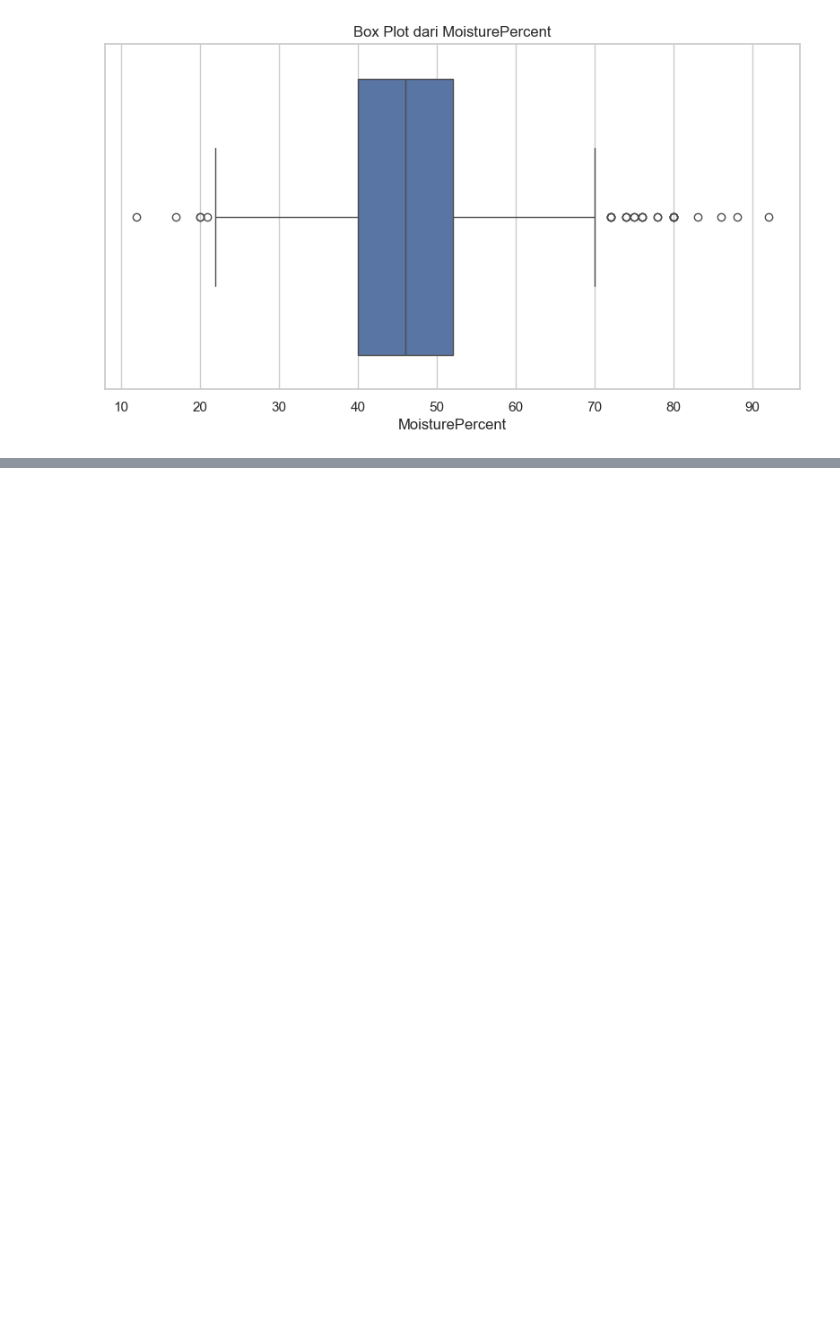
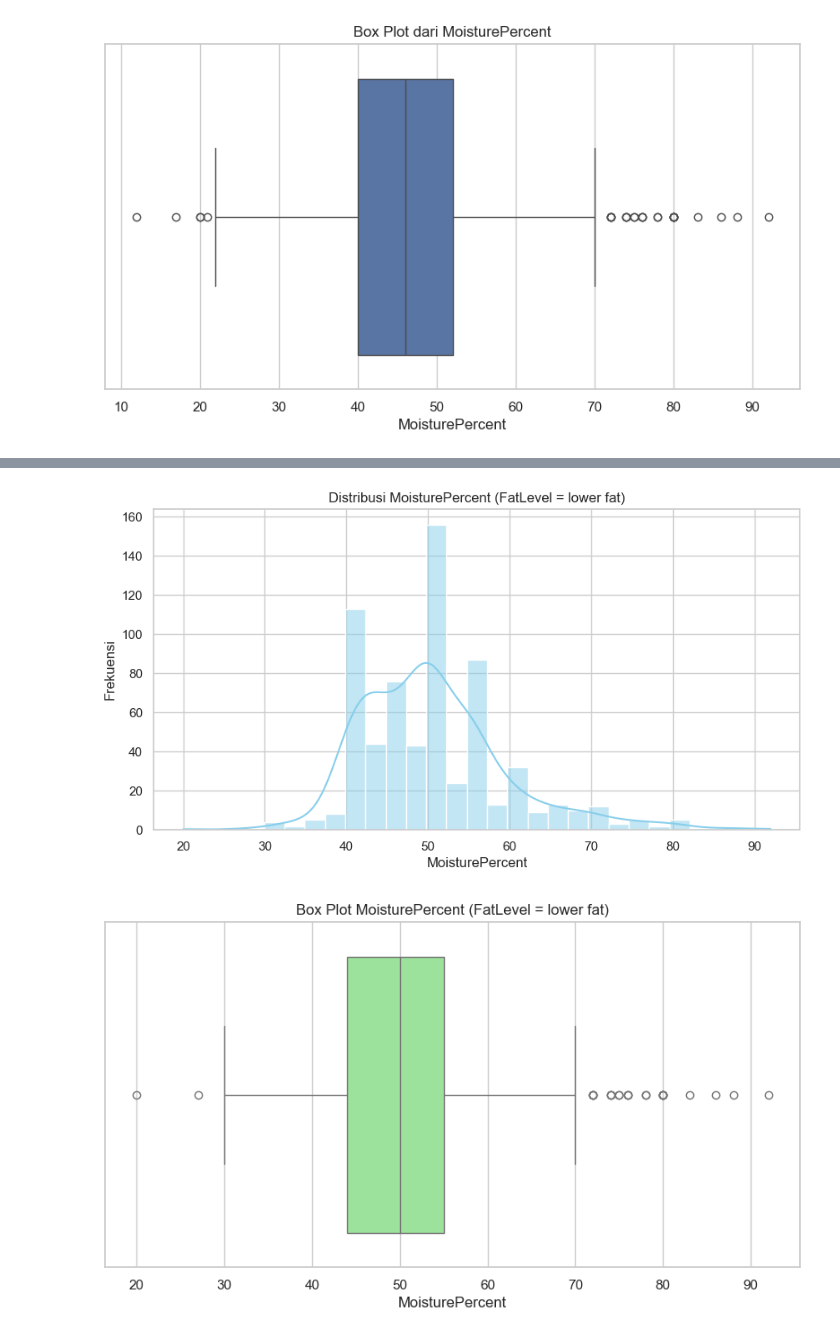
Before and after one commit to wendy1357/Adaboost-vs-GradientBoosting-Cheese-Fat, a Jupyter notebook: code/EDA.ipynb, the cells around one changed output, grey strips where cells are left out. Cells and saved outputs as stored; diff of their text form; code cells hidden in the pictures; blank space fills up the shorter version.

Commit message:
cek lower dan higher

```diff
--- a/code/EDA.ipynb
+++ b/code/EDA.ipynb
@@ -134,0 +249,24 @@ plt.show()
+# %%
+# Filter data untuk FatLevel = 'lower fat'
+lower_fat_df = df[df['FatLevel'] == 'lower fat']
+
+# Nama kolom numerik yang akan divisualisasikan
+nama_kolom_numerik = 'MoisturePercent'
+
+# 1. Visualisasi distribusi dengan Histogram dan KDE (Kernel Density Estimate)
+plt.figure(figsize=(10, 5))
+sns.histplot(data=lower_fat_df, x=nama_kolom_numerik, kde=True, color='skyblue')
+plt.title(f'Distribusi {nama_kolom_numerik} (FatLevel = lower fat)')
+plt.xlabel(nama_kolom_numerik)
+plt.ylabel('Frekuensi')
+plt.show()
+
+# 2. Visualisasi dengan Box Plot untuk melihat sebaran data dan outliers
+plt.figure(figsize=(10, 5))
+sns.boxplot(data=lower_fat_df, x=nama_kolom_numerik, color='lightgreen')
+plt.title(f'Box Plot {nama_kolom_numerik} (FatLevel = lower fat)')
+plt.xlabel(nama_kolom_numerik)
+plt.show()
+# %% [output]
+[figure, added]
+[figure, added]
```
Also changed, not shown: parts of 5 cells of this notebook.
